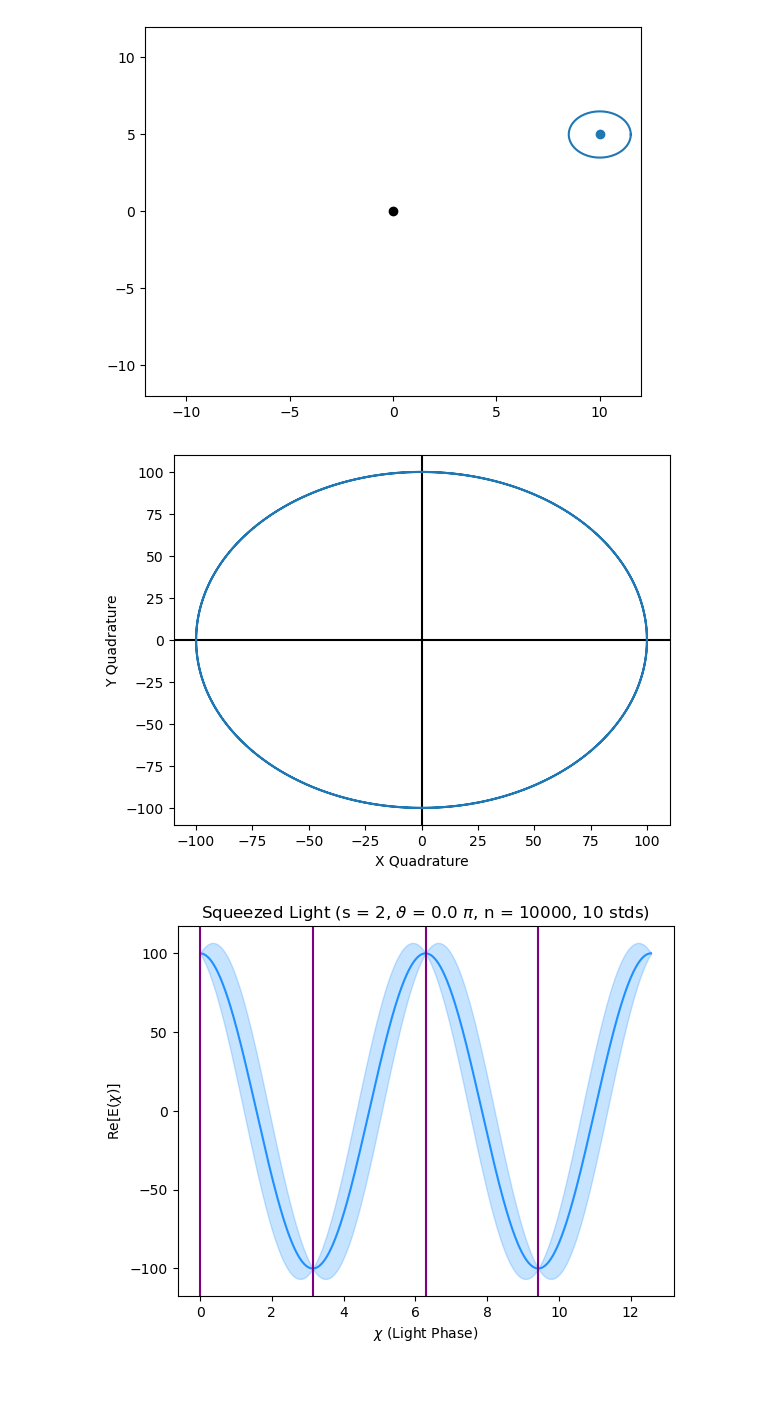
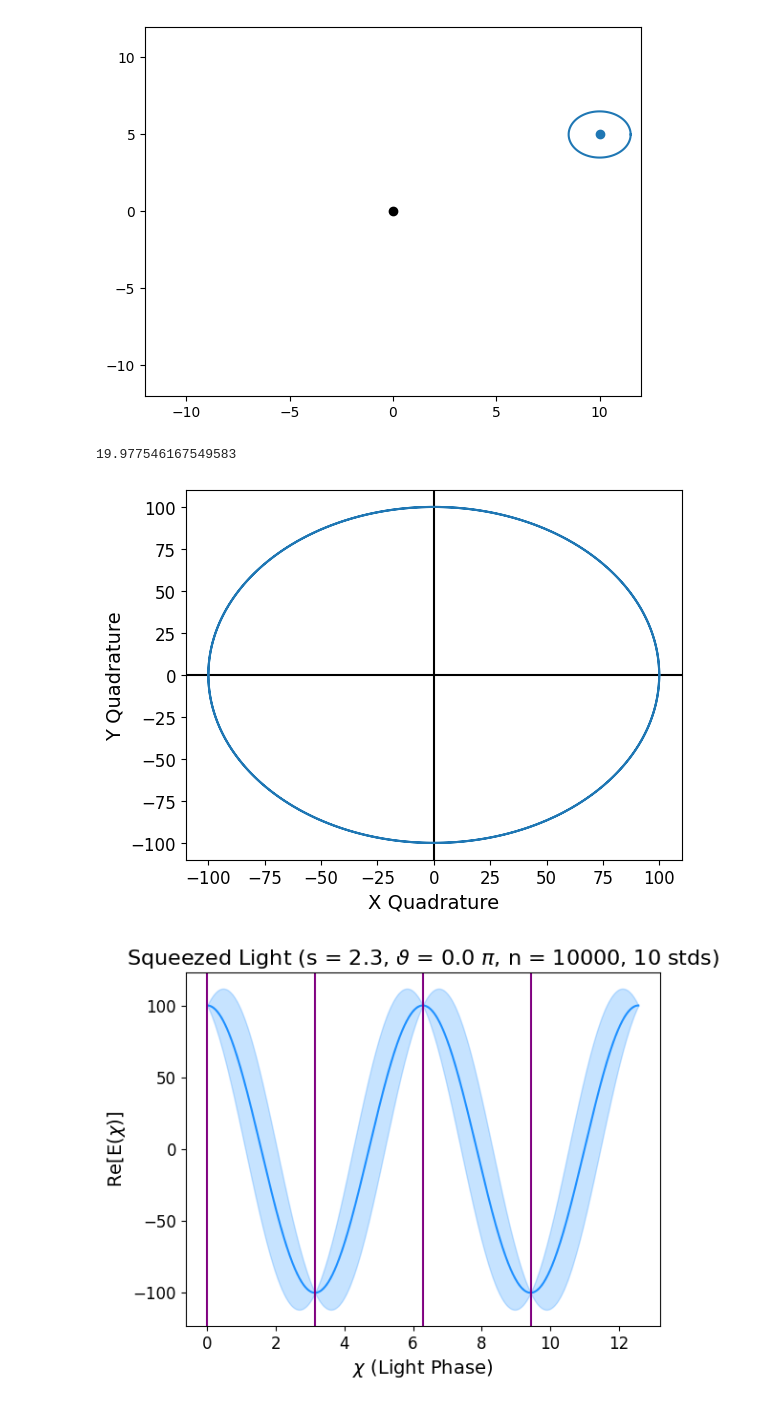
Before and after one commit to phiamorton/squeezedmonitor, a Jupyter notebook: Husimi_testing.ipynb, the cells around one changed output. Drawn from its saved outputs; the diff is of its cells as text; code cells hidden in the pictures; blank space fills up the shorter version.

```diff
--- a/Husimi_testing.ipynb
+++ b/Husimi_testing.ipynb
@@ -15,6 +15,18 @@ from matplotlib.ticker import LinearLocator
 
 from matplotlib.patches import Ellipse
 import matplotlib.transforms as transforms
+
+
+import matplotlib as mpl
+
+mpl.rcParams.update({
+    "font.size": 14,
+    "axes.titlesize": 16,
+    "axes.labelsize": 14,
+    "xtick.labelsize": 12,
+    "ytick.labelsize": 12,
+    "legend.fontsize": 12,
+})
 # %%
 ## Coherent pulse
 
@@ -260,8 +272,10 @@ E_plt = E_0 *(X1/2*cos(w*t_plt) + X2/2*sin(w*t_plt))
 sigma_scale = 10 # Adjusts how many stds are plotted for E-field uncertainty
 
 n = int(1e4) # 1e6
-s = 2 # Adjusts squeezing amount
-theta_script = 0 #np.pi # np.pi/2  # Adjusts squeezing angle (0 = amp, pi = phase)
+s = 2.3 # Adjusts squeezing amount, 2.3 is 20 dB, 1.15 is 10 dB
+dB_squeeze=-10*np.log10(np.exp(-2*s)) #dB
+print(dB_squeeze)
+theta_script = 0#np.pi #np.pi/2  # Adjusts squeezing angle (0 = amp, pi = phase)
 
 plot_ts = theta_script/np.pi
 
@@ -319,35 +333,43 @@ if s == 0:
     plt.title(r'Coherent Light (n = ' + str(n) + ', ' + str(int(sigma_scale)) + ' stds)')
 else:
     plt.title(r'Squeezed Light (s = ' + str(s) + r', $\vartheta$ = ' + str(plot_ts) + r' $\pi$, n = ' + str(n) + ', ' + str(int(sigma_scale)) + ' stds)')
     plt.axvline(1/2*theta_script, color = 'purple')
     plt.axvline(1/2*theta_script + np.pi, color = 'purple')
     plt.axvline(1/2*theta_script + 2*np.pi, color = 'purple')
     plt.axvline(1/2*theta_script + 3*np.pi, color = 'purple')
 
 plt.show()
 
 
 
 ### Let's now calculate the intensity of the e-field (|E|^2) with its uncertainty
 
 plt.figure()
 
 plt.plot(chi_array, S_array**2, color = 'dodgerblue')
-plt.fill_between(chi_array, S_array**2-np.multiply(sigma_scale,N_array), S_array**2+np.multiply(sigma_scale,N_array), color='dodgerblue', alpha=0.25)
+## dI/|I| = 2 dE/|E|  ==> sigma(S^2) = 2 |S| sqrt(N)
 
+sigma_I = 2.0 * np.abs(S_array) * np.sqrt(N_array)
+
+plt.fill_between(chi_array, S_array**2-np.multiply(sigma_scale, sigma_I), S_array**2+np.multiply(sigma_scale, sigma_I), color='dodgerblue', alpha=0.25)
 plt.xlabel(r'$\chi$ (Light Phase)')
-plt.ylabel(r'I($\chi$)')
+#plt.ylabel(r'I($\chi$)')
+plt.ylabel('Intensity')
+plt.yticks([])
+plt.title(f'Amplitude Squeezed Light Fringe Pattern with {int(round(dB_squeeze))} dB Squeezing')
 
+"""
 if s == 0:
     plt.title(r'Coherent Light (n = ' + str(n) + ', ' + str(int(sigma_scale)) + ' stds)')
 else:
     plt.title(r'Squeezed Light (s = ' + str(s) + r', $\vartheta$ = ' + str(plot_ts) + r' $\pi$, n = ' + str(n) + ', ' + str(int(sigma_scale)) + ' stds)')
     plt.axvline(1/2*theta_script, color = 'purple')
     plt.axvline(1/2*theta_script + np.pi, color = 'purple')
     plt.axvline(1/2*theta_script + 2*np.pi, color = 'purple')
     plt.axvline(1/2*theta_script + 3*np.pi, color = 'purple')
-
+"""
 plt.show()
 # %% [output]
+19.977546167549583
-[figure, old version]
+[figure, new version]
-[figure, old version]
+[figure, new version]
```
Also changed, not shown: parts of 4 cells of this notebook.
